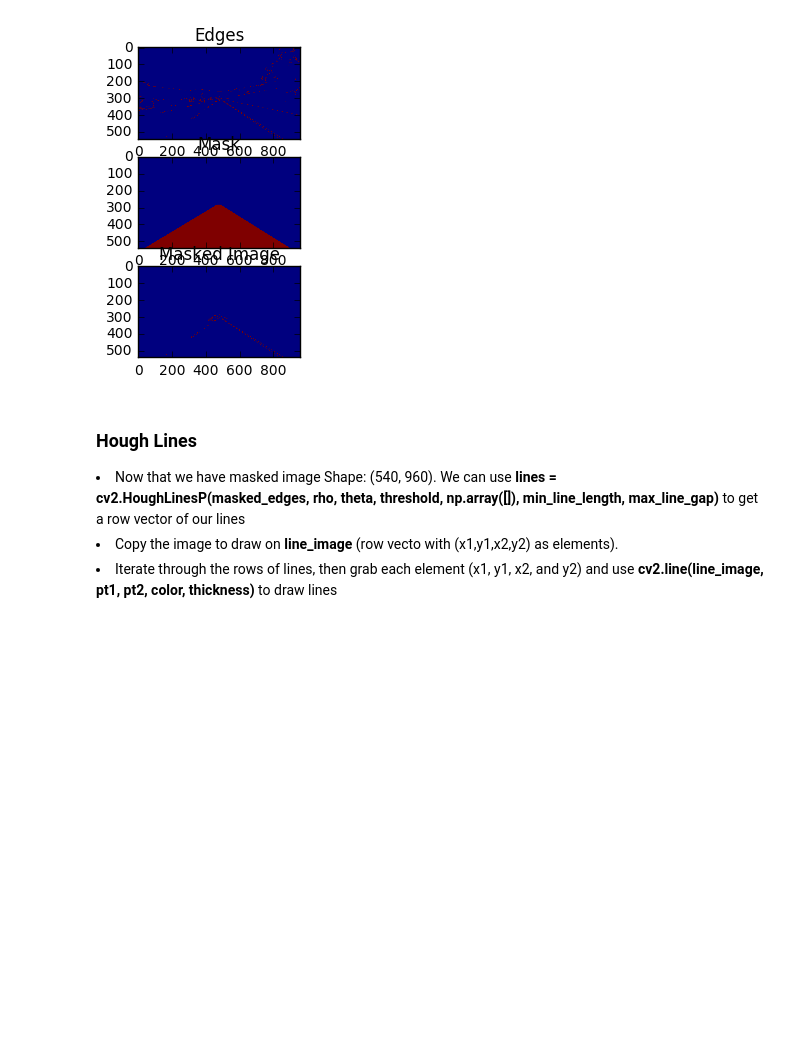
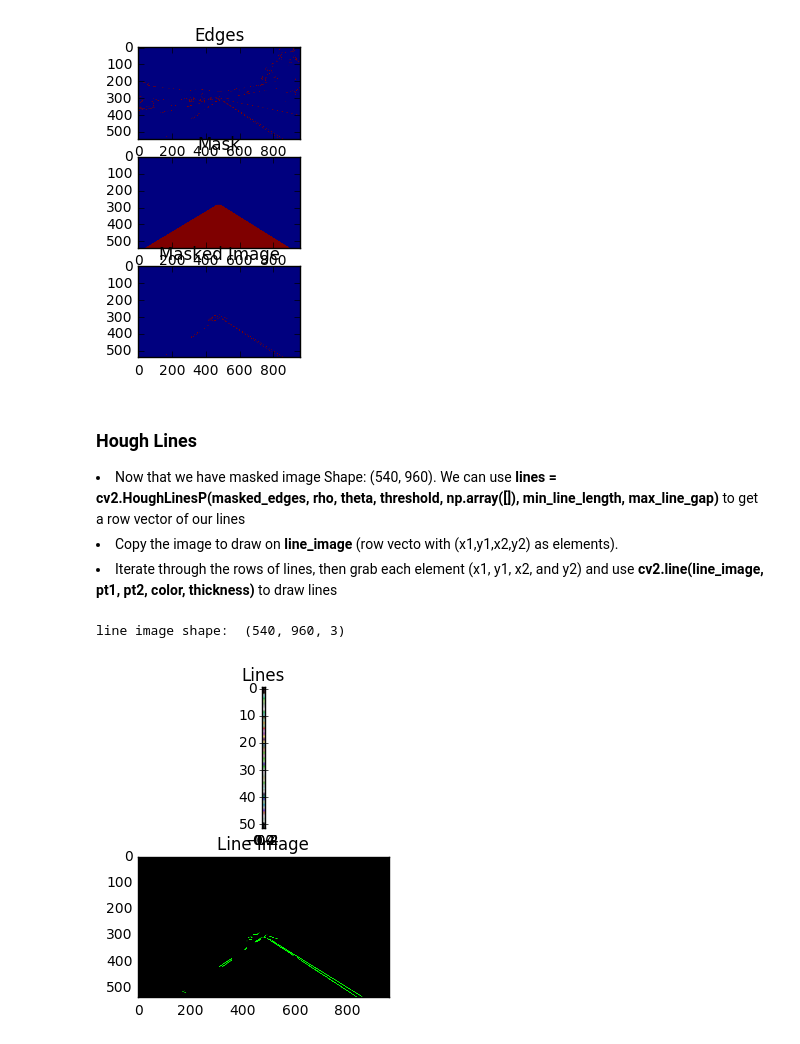
Before and after one commit to JonathanCMitchell/Self-Driving-Car-ND, a Jupyter notebook: Project 1-Lane Detection.ipynb, the cells around one changed output. Saved outputs shown, nothing was run; the diff lists cells and outputs as text; code cells hidden in the pictures; blank space fills up the shorter version.

Commit message:
[feature] - adds return tuple line_image, lines output from Hough Transform and changes line color to green in draw_lines

```diff
--- a/Project 1-Lane Detection.ipynb
+++ b/Project 1-Lane Detection.ipynb
@@ -126,3 +117,31 @@ blank_line_image = np.copy(image) * 0
+# %%
+rho = 1
+theta = np.pi/180
+threshold = 5
+min_line_len = 5
+max_line_gap = 1
+
+# Create a line image with hough lines on it
+line_image, lines = hough_lines(masked_image, rho, theta, threshold, min_line_len, max_line_gap)
+
+# We gave line_image color when we copied the shape of mask_image and then added a 3rd dimension for our color space.
+# Then in draw_lines we input color = [255, 0, 0] so that will be red in this case.
+# I changed the input color in draw_lines to [0, 255, 0] so we get green
+print('line image shape: ', line_image.shape)
+
+fig = plt.figure()
+
+b = fig.add_subplot(2,1,1)
+edgeplot = plt.imshow(lines)
+b.set_title('Lines')
+
+b = fig.add_subplot(2,1,2)
+b.set_title('Line Image')
+edgeplot = plt.imshow(line_image)
+plt.show()
+# %% [output]
+line image shape:  (540, 960, 3)
+[figure, added]
 # %%
 import math
 
```
Also changed, not shown: parts of 2 cells of this notebook.
